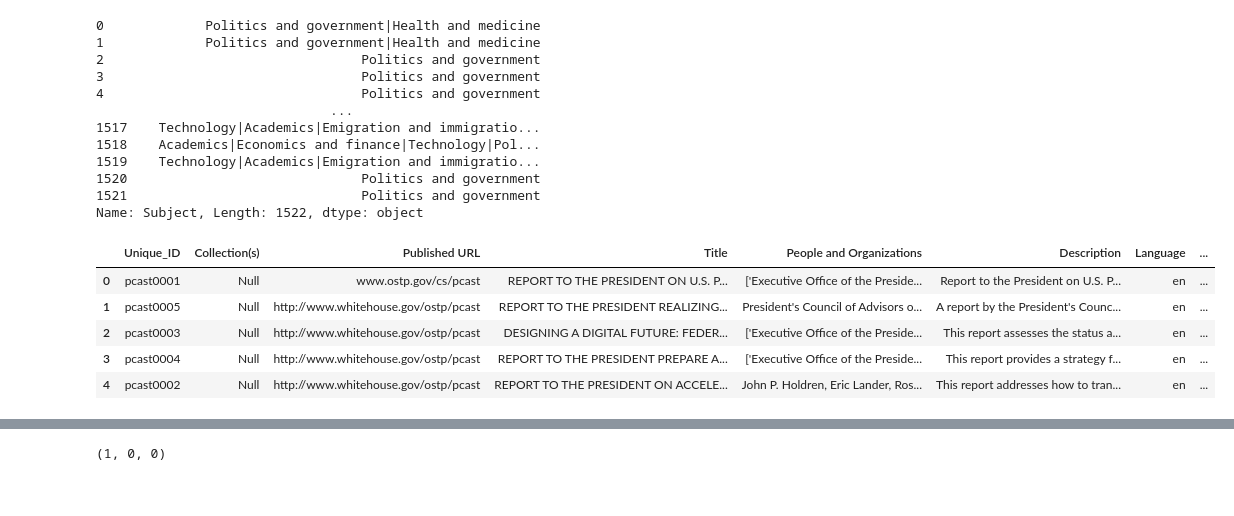
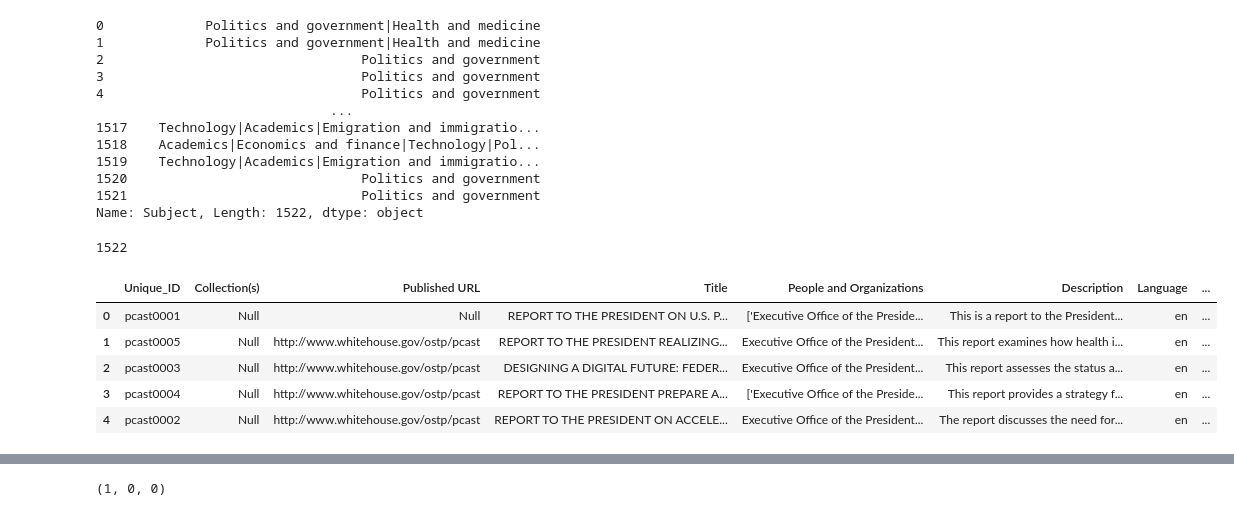
Before and after one commit to sahiljoshi515/Baker_Project, a Jupyter notebook: benchmark.ipynb, the cells around one changed output, grey strips where cells are left out. Saved outputs shown, nothing was run; the diff lists cells and outputs as text; code cells hidden in the pictures.

```diff
--- a/benchmark.ipynb
+++ b/benchmark.ipynb
@@ -88,16 +88,20 @@ test_df["Subject"]
 1520                              Politics and government
 1521                              Politics and government
 Name: Subject, Length: 1522, dtype: object
+# %%
+len(test_df)
+# %% [output]
+1522
 # %%
-benchmark_excel_path = "/Users/amarkanaka/repos/Baker_Project/gemini_benchmark.csv"
+benchmark_excel_path = "mistral_gemini_benchmark.csv"
 benchmark_df = pd.read_csv(benchmark_excel_path)
 benchmark_df.head()
 # %% [output]
 |  | Unique_ID | Collection(s) | Published URL | Title | People and Organizations | Description | Language | ... |
-| 0 | pcast0001 | Null | www.ostp.gov/cs/pcast | REPORT TO THE PRESIDENT ON U.S. P... | ['Executive Office of the Preside... | Report to the President on U.S. P... | en | ... |
-| 1 | pcast0005 | Null | http://www.whitehouse.gov/ostp/pcast | REPORT TO THE PRESIDENT REALIZING... | President's Council of Advisors o... | A report by the President's Counc... | en | ... |
-| 2 | pcast0003 | Null | http://www.whitehouse.gov/ostp/pcast | DESIGNING A DIGITAL FUTURE: FEDER... | ['Executive Office of the Preside... | This report assesses the status a... | en | ... |
+| 0 | pcast0001 | Null | Null | REPORT TO THE PRESIDENT ON U.S. P... | ['Executive Office of the Preside... | This is a report to the President... | en | ... |
+| 1 | pcast0005 | Null | http://www.whitehouse.gov/ostp/pcast | REPORT TO THE PRESIDENT REALIZING... | Executive Office of the President... | This report examines how health i... | en | ... |
+| 2 | pcast0003 | Null | http://www.whitehouse.gov/ostp/pcast | DESIGNING A DIGITAL FUTURE: FEDER... | Executive Office of the President... | This report assesses the status a... | en | ... |
 | 3 | pcast0004 | Null | http://www.whitehouse.gov/ostp/pcast | REPORT TO THE PRESIDENT PREPARE A... | ['Executive Office of the Preside... | This report provides a strategy f... | en | ... |
-| 4 | pcast0002 | Null | http://www.whitehouse.gov/ostp/pcast | REPORT TO THE PRESIDENT ON ACCELE... | John P. Holdren, Eric Lander, Ros... | This report addresses how to tran... | en | ... |
+| 4 | pcast0002 | Null | http://www.whitehouse.gov/ostp/pcast | REPORT TO THE PRESIDENT ON ACCELE... | Executive Office of the President... | The report discusses the need for... | en | ... |
 # %%
 benchmark_df = benchmark_df.rename(columns={"Unique_ID":"Quartex Name"})
```
Also changed, not shown: parts of 6 cells of this notebook, 3 other files.
